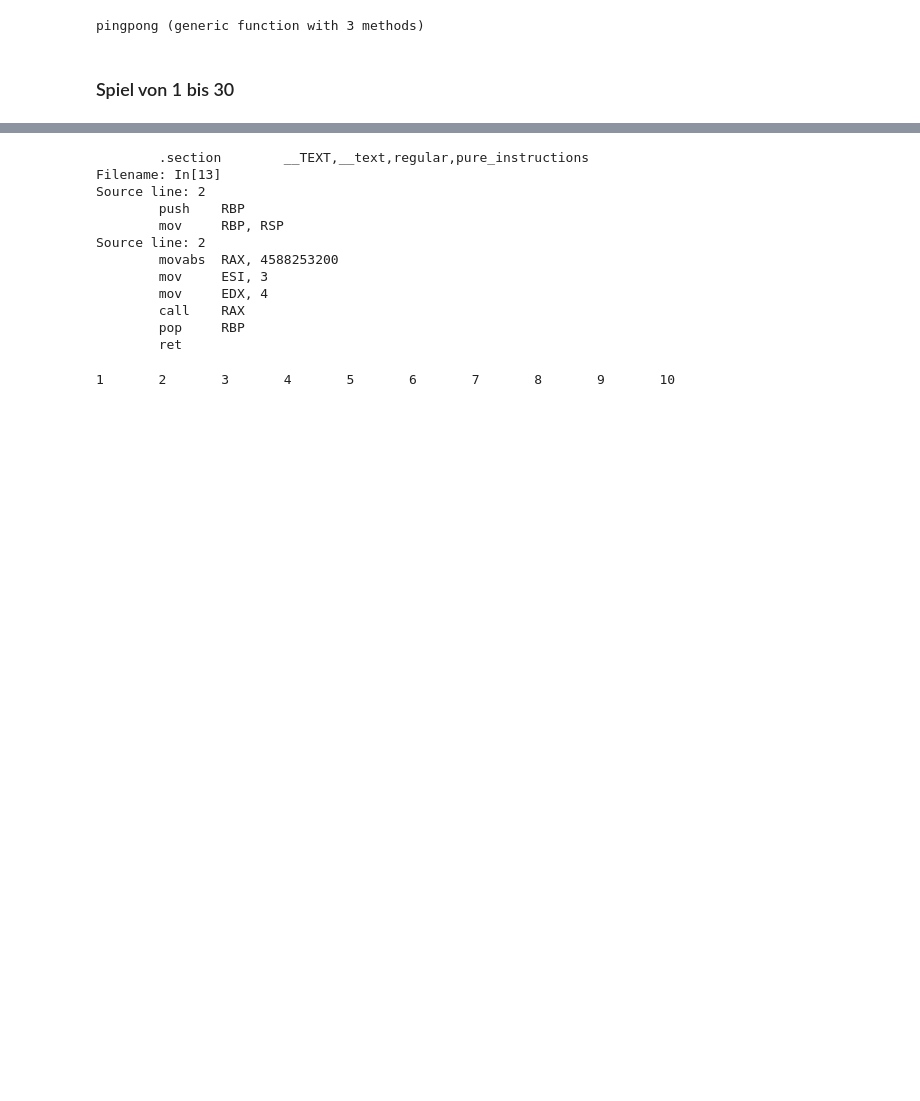
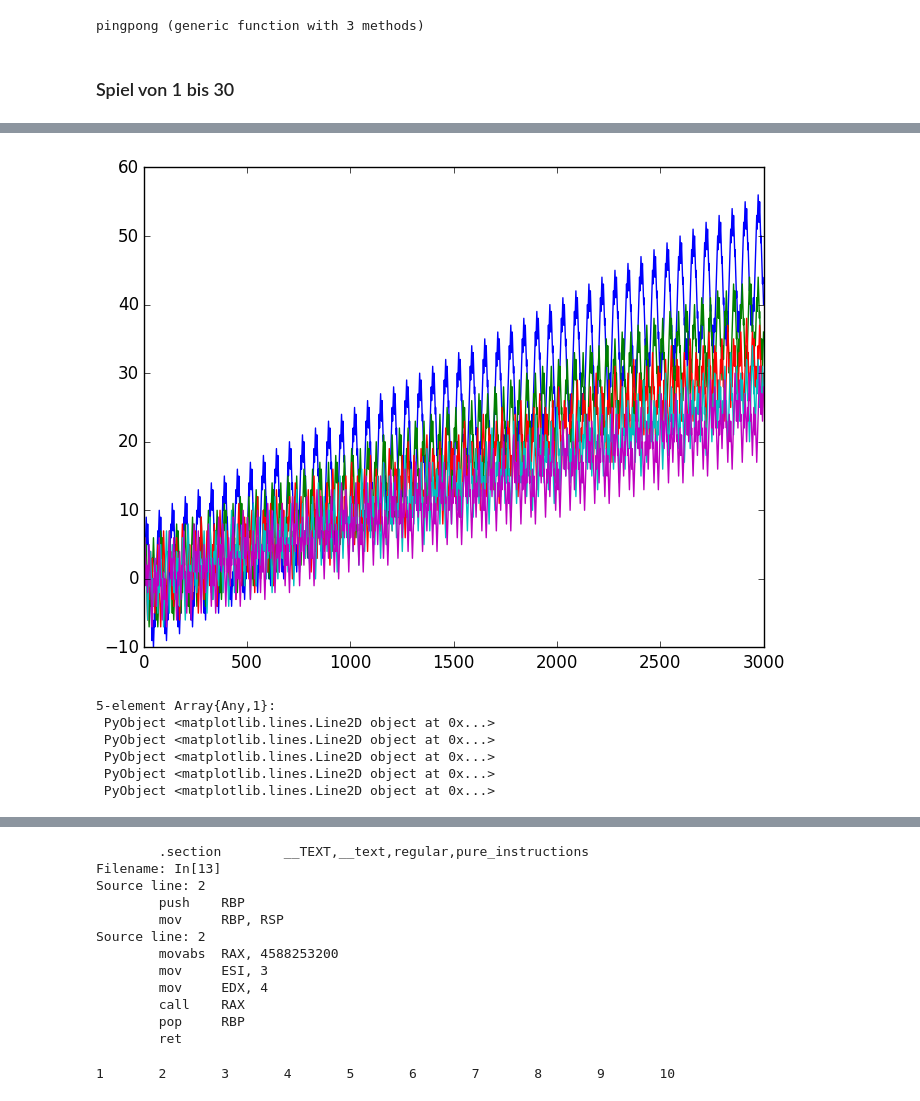
Before and after one commit to mgje/Python-Mathematik-Beispiele, a Jupyter notebook: notebook/Mathe_macht_Musik.ipynb, the cells around one changed output, grey strips where cells are left out. Drawn from its saved outputs; the diff is of its cells as text; code cells hidden in the pictures; blank space fills up the shorter version.

```diff
--- a/notebook/Mathe_macht_Musik.ipynb
+++ b/notebook/Mathe_macht_Musik.ipynb
@@ -66,0 +110,13 @@ INFO: Loading help data...
+# %%
+ymap = [pingpong(n,k,7) for n in 1:3000, k in 9:2:17
+
+]
+plot(ymap)
+# %% [output]
+[figure, added]
+5-element Array{Any,1}:
+ PyObject <matplotlib.lines.Line2D object at 0x...>
+ PyObject <matplotlib.lines.Line2D object at 0x...>
+ PyObject <matplotlib.lines.Line2D object at 0x...>
+ PyObject <matplotlib.lines.Line2D object at 0x...>
+ PyObject <matplotlib.lines.Line2D object at 0x...>
```
Also changed, not shown: parts of 18 cells of this notebook.
